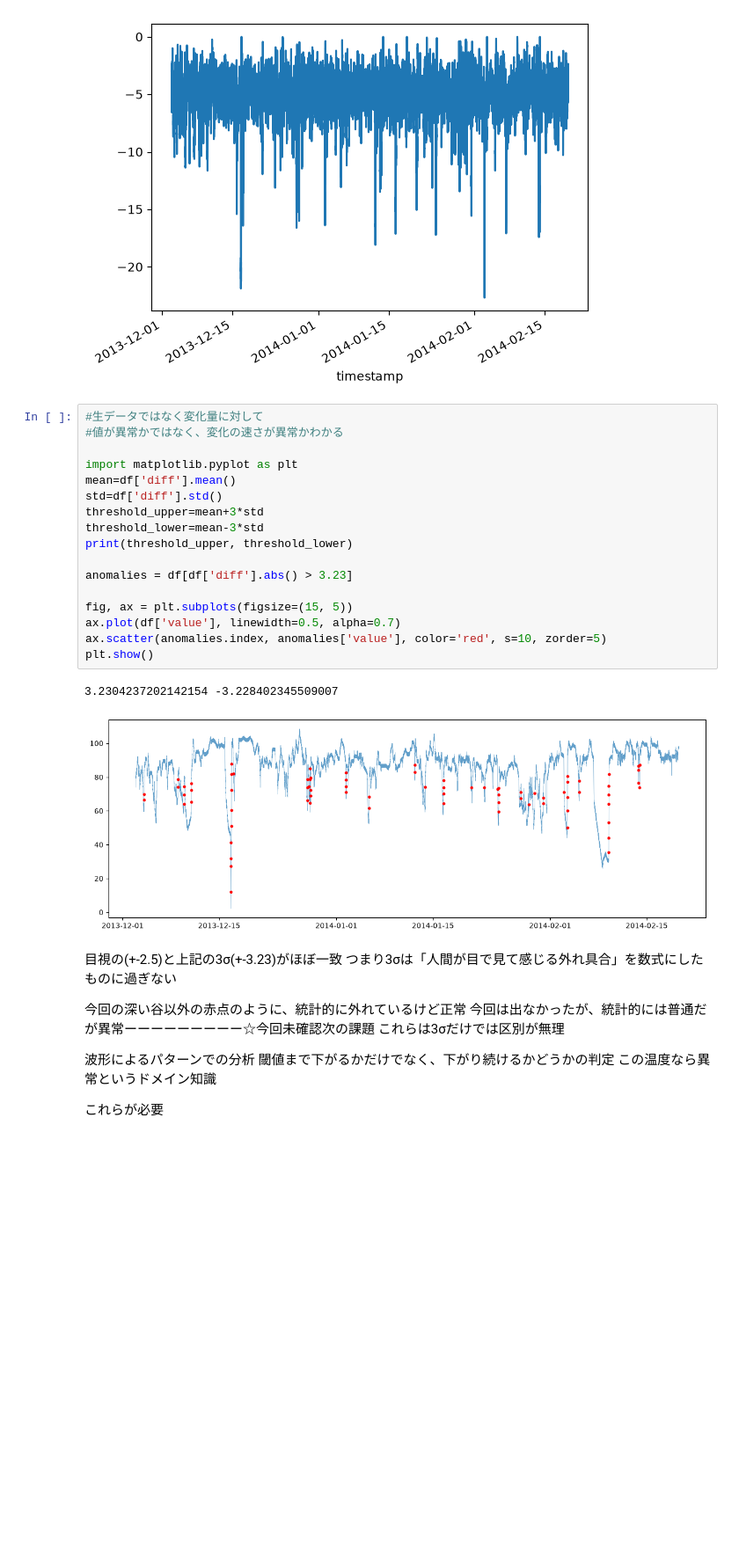
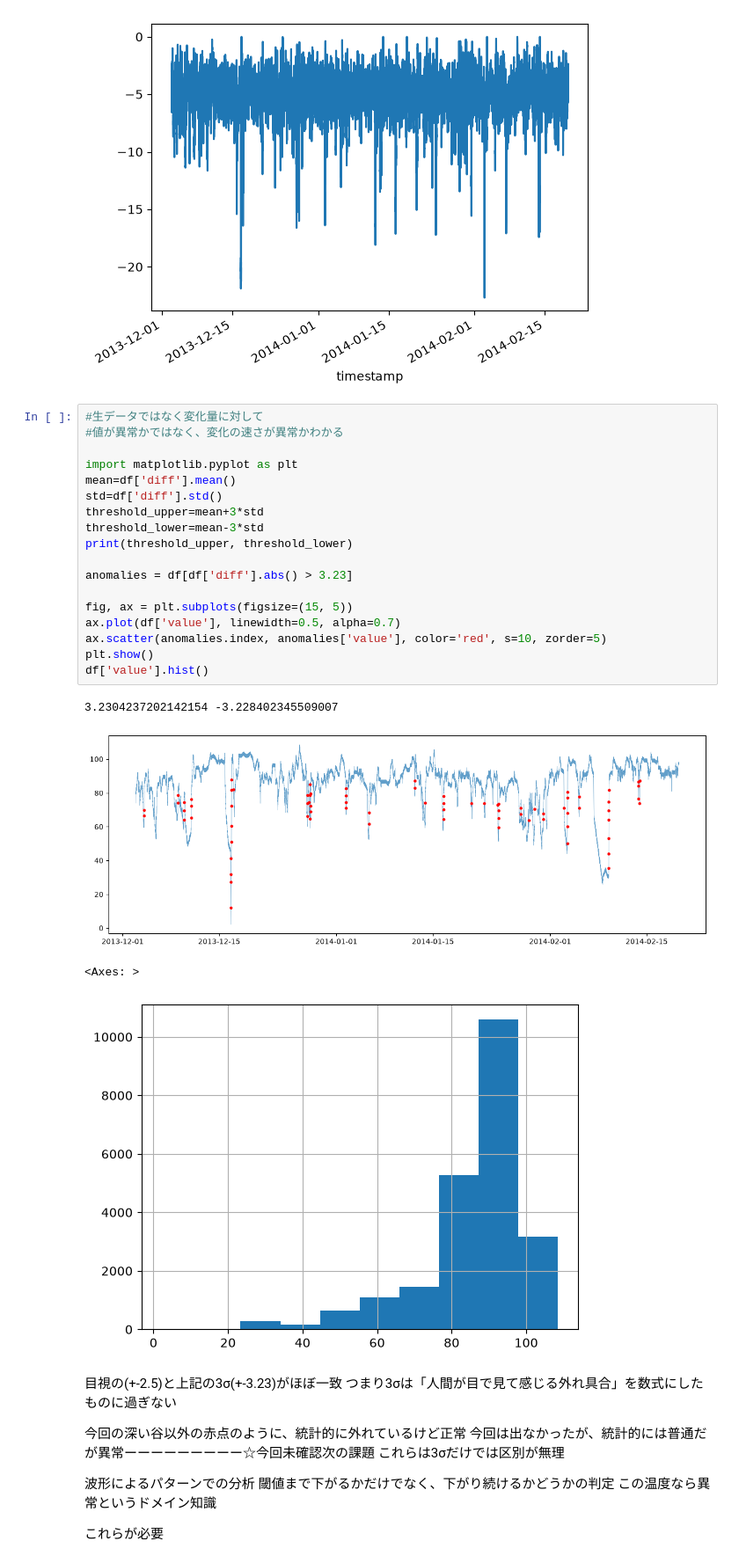
Before and after one commit to zo-ff/anomaly-detection, a Jupyter notebook: machine_temperature_system_failure.ipynb, the cells around one changed output. Shown at 88% size. Cells and saved outputs as stored; diff of their text form; blank space fills up the shorter version.

```diff
--- a/machine_temperature_system_failure.ipynb
+++ b/machine_temperature_system_failure.ipynb
@@ -109,23 +109,26 @@ diff_negative.rolling(window=12).sum().plot()
 # %%
 #生データではなく変化量に対して
 #値が異常かではなく、変化の速さが異常かわかる
 
 import matplotlib.pyplot as plt
 mean=df['diff'].mean()
 std=df['diff'].std()
 threshold_upper=mean+3*std
 threshold_lower=mean-3*std
 print(threshold_upper, threshold_lower)
 
 anomalies = df[df['diff'].abs() > 3.23]
 
 fig, ax = plt.subplots(figsize=(15, 5))
 ax.plot(df['value'], linewidth=0.5, alpha=0.7)
 ax.scatter(anomalies.index, anomalies['value'], color='red', s=10, zorder=5)
 plt.show()
+df['value'].hist()
 # %% [output]
 3.2304237202142154 -3.228402345509007
 [figure]
+<Axes: >
+[figure, added]
 # %% [markdown]
 目視の(+-2.5)と上記の3σ(+-3.23)がほぼ一致
 つまり3σは「人間が目で見て感じる外れ具合」を数式にしたものに過ぎない
```
Also changed, not shown: parts of 2 cells of this notebook.
